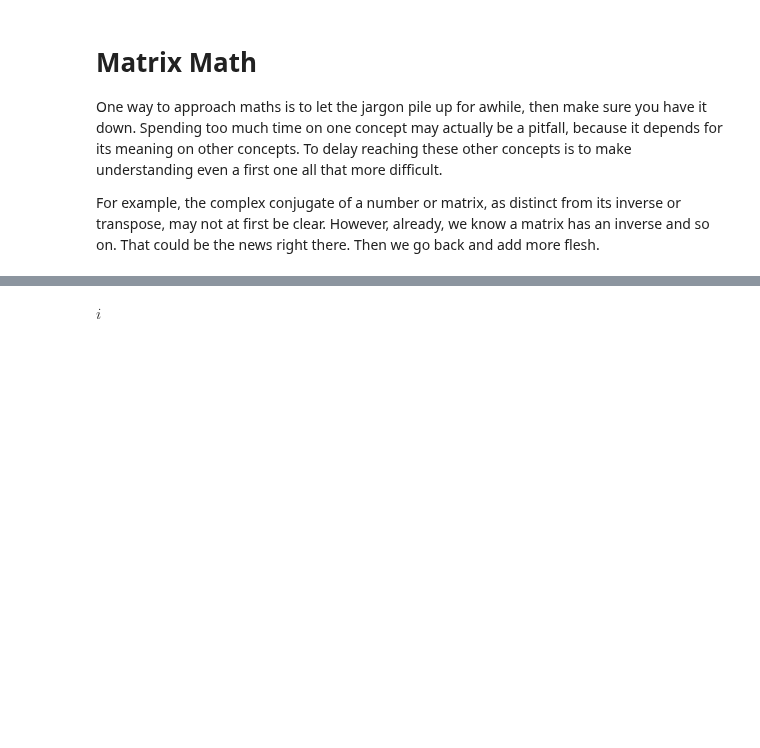
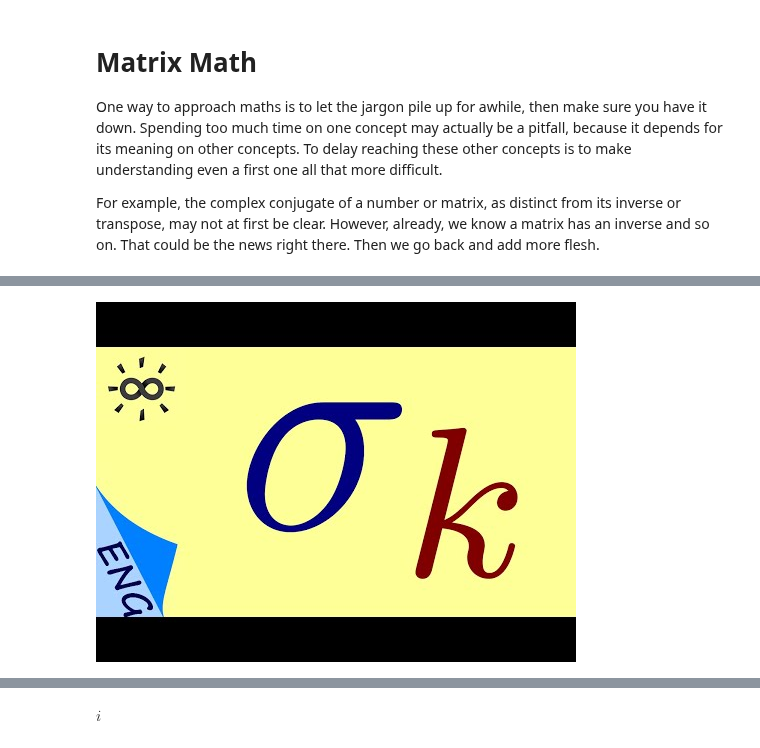
Before and after one commit to 4dsolutions/elite_school, a Jupyter notebook: MatrixMath.ipynb, the cells around one changed output, grey strips where cells are left out. Drawn from its saved outputs; the diff is of its cells as text; code cells hidden in the pictures; blank space fills up the shorter version.

```diff
--- a/MatrixMath.ipynb
+++ b/MatrixMath.ipynb
@@ -14,0 +17,4 @@ https://youtu.be/ganF52dxL1U
+# %%
+YouTubeVideo("7rE9gcj5I2U")
+# %% [output]
+[figure, added]
```
Also changed, not shown: parts of 13 cells of this notebook, 3 other files.
